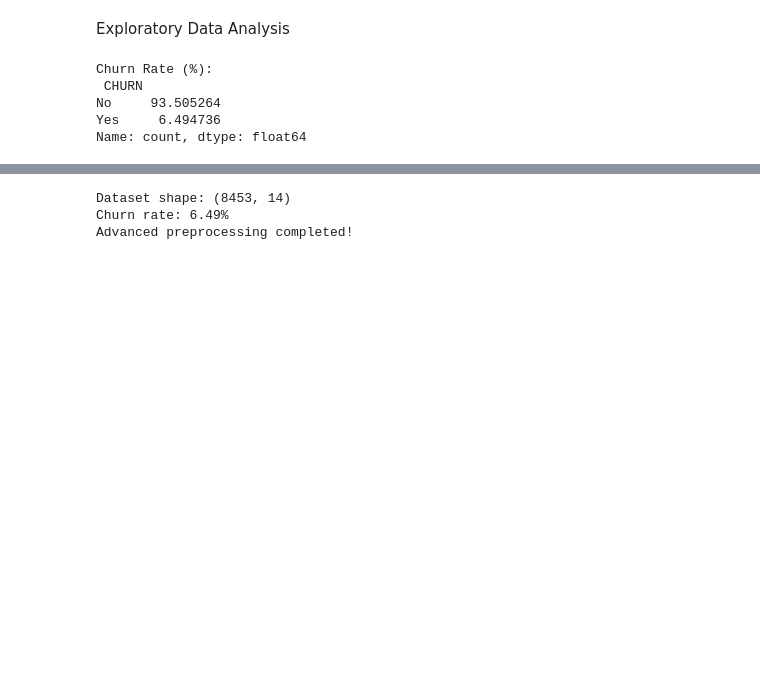
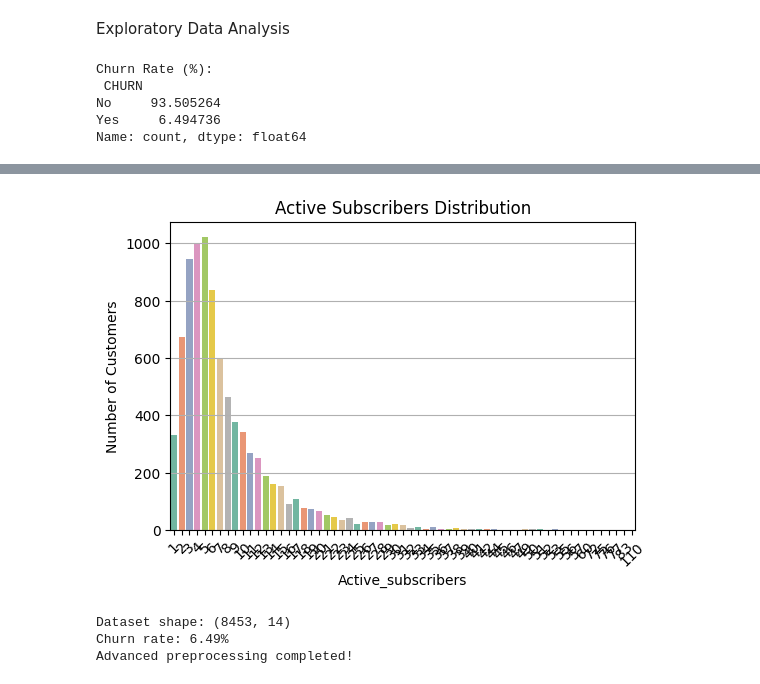
Before and after one commit to adeline-pepela/Module-5, a Jupyter notebook: Predictive and Optimization Analytics/POA-Project/Churn-main/modeling_3.ipynb, the cells around one changed output, grey strips where cells are left out. Cells and saved outputs as stored; diff of their text form; code cells hidden in the pictures; blank space fills up the shorter version.

```diff
--- a/Predictive and Optimization Analytics/POA-Project/Churn-main/modeling_3.ipynb
+++ b/Predictive and Optimization Analytics/POA-Project/Churn-main/modeling_3.ipynb
@@ -268,3 +268,14 @@ NameError: name 'plt' is not defined
+# %%
+# Plot Active Subscribers Distribution
+plt.figure(figsize=(6, 4))
+sns.countplot(data=df, x='Active_subscribers', palette='Set2')
+plt.title("Active Subscribers Distribution")
+plt.ylabel("Number of Customers")
+plt.grid(axis='y')
+plt.xticks(rotation=45)
+plt.show()
+# %% [output]
+[figure, added]
 # %%
 # Load data
 url = "https://raw.githubusercontent.com/adeline-pepela/Dissertation/main/data/dataset.csv"
```
Also changed, not shown: parts of 1 cell of this notebook.
